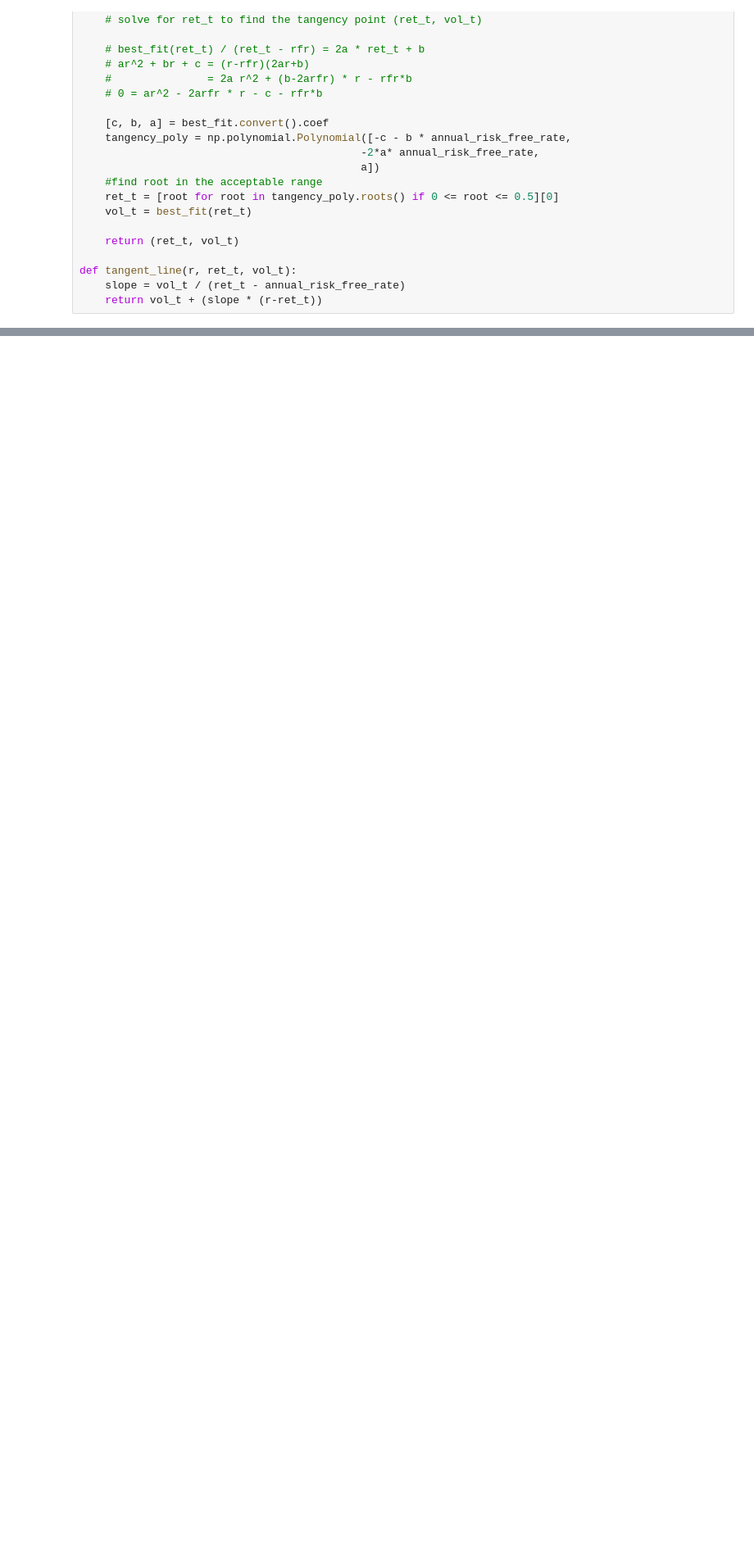
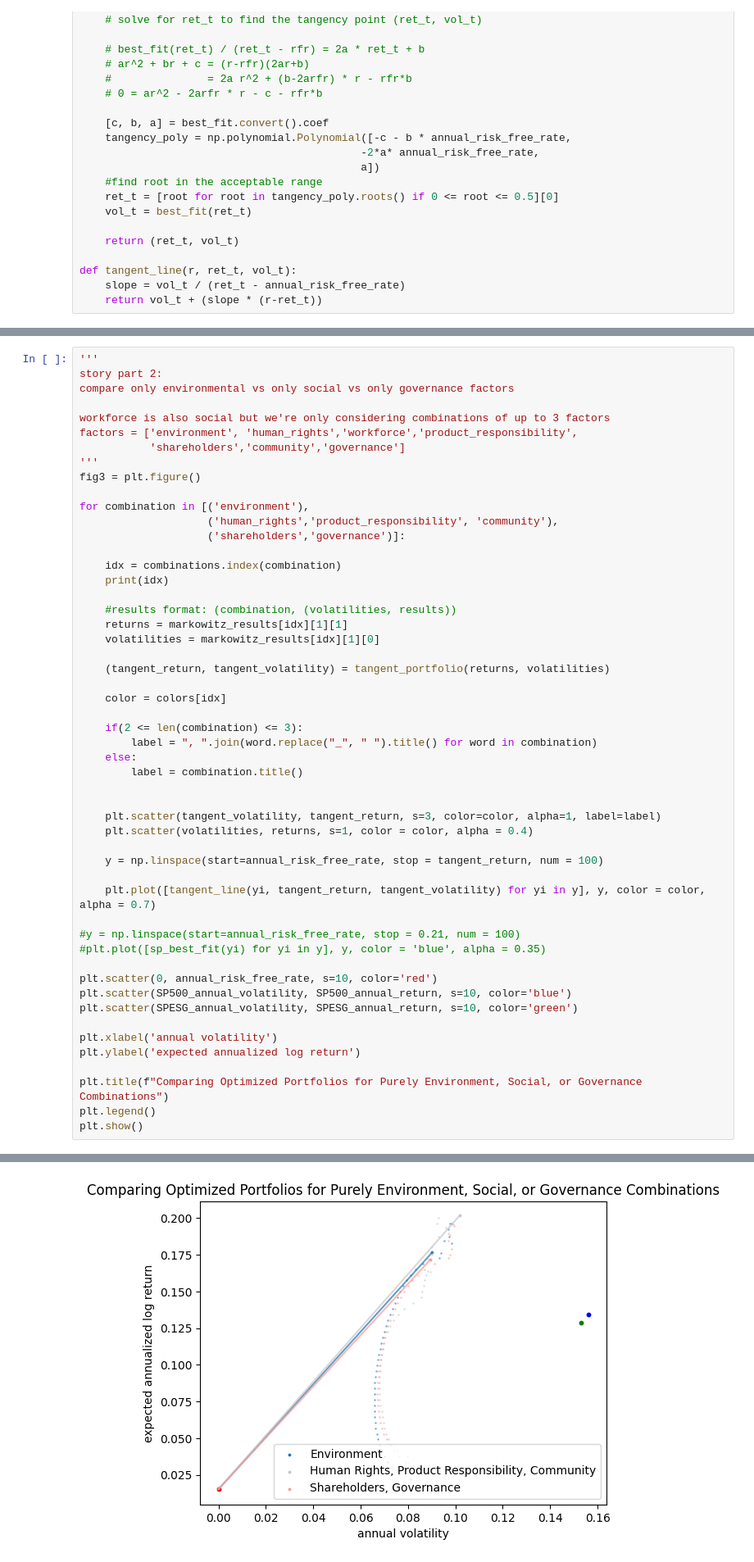
Before and after one commit to Green-Future-Wealth-Management-MQP-2024/GFWM, a Jupyter notebook: gfwm-app/data_science/quant/markowitz_plots.ipynb, the cells around one changed output, grey strips where cells are left out. Shown at 82% size. Drawn from its saved outputs; the diff is of its cells as text; blank space fills up the shorter version.

```diff
--- a/gfwm-app/data_science/quant/markowitz_plots.ipynb
+++ b/gfwm-app/data_science/quant/markowitz_plots.ipynb
@@ -270,0 +289,53 @@ plt.show()
+# %%
+'''
+story part 2:
+compare only environmental vs only social vs only governance factors
+
+workforce is also social but we're only considering combinations of up to 3 factors
+factors = ['environment', 'human_rights','workforce','product_responsibility',
+           'shareholders','community','governance']
+'''
+fig3 = plt.figure()
+
+for combination in [('environment'),
+                    ('human_rights','product_responsibility', 'community'),
+                    ('shareholders','governance')]:
+
+    idx = combinations.index(combination)
+    print(idx)
+
+    #results format: (combination, (volatilities, results))
+    returns = markowitz_results[idx][1][1]
+    volatilities = markowitz_results[idx][1][0]
+
+    (tangent_return, tangent_volatility) = tangent_portfolio(returns, volatilities)
+
+    color = colors[idx]
+
+    if(2 <= len(combination) <= 3):
+        label = ", ".join(word.replace("_", " ").title() for word in combination)
+    else:
+        label = combination.title()
+
+
+    plt.scatter(tangent_volatility, tangent_return, s=3, color=color, alpha=1, label=label)
+    plt.scatter(volatilities, returns, s=1, color = color, alpha = 0.4)
+
+    y = np.linspace(start=annual_risk_free_rate, stop = tangent_return, num = 100)
+
+    plt.plot([tangent_line(yi, tangent_return, tangent_volatility) for yi in y], y, color = color, alpha = 0.7)
+
+#y = np.linspace(start=annual_risk_free_rate, stop = 0.21, num = 100)
+#plt.plot([sp_best_fit(yi) for yi in y], y, color = 'blue', alpha = 0.35)
+
+plt.scatter(0, annual_risk_free_rate, s=10, color='red')
+plt.scatter(SP500_annual_volatility, SP500_annual_return, s=10, color='blue')
+plt.scatter(SPESG_annual_volatility, SPESG_annual_return, s=10, color='green')
+
+plt.xlabel('annual volatility')
+plt.ylabel('expected annualized log return')
+
+plt.title(f"Comparing Optimized Portfolios for Purely Environment, Social, or Governance Combinations")
+plt.legend()
+plt.show()
+# %% [output]
@@ -270,0 +345 @@ plt.show()
+[figure, added]
```
Also changed, not shown: parts of 9 cells of this notebook, 1 other file.
